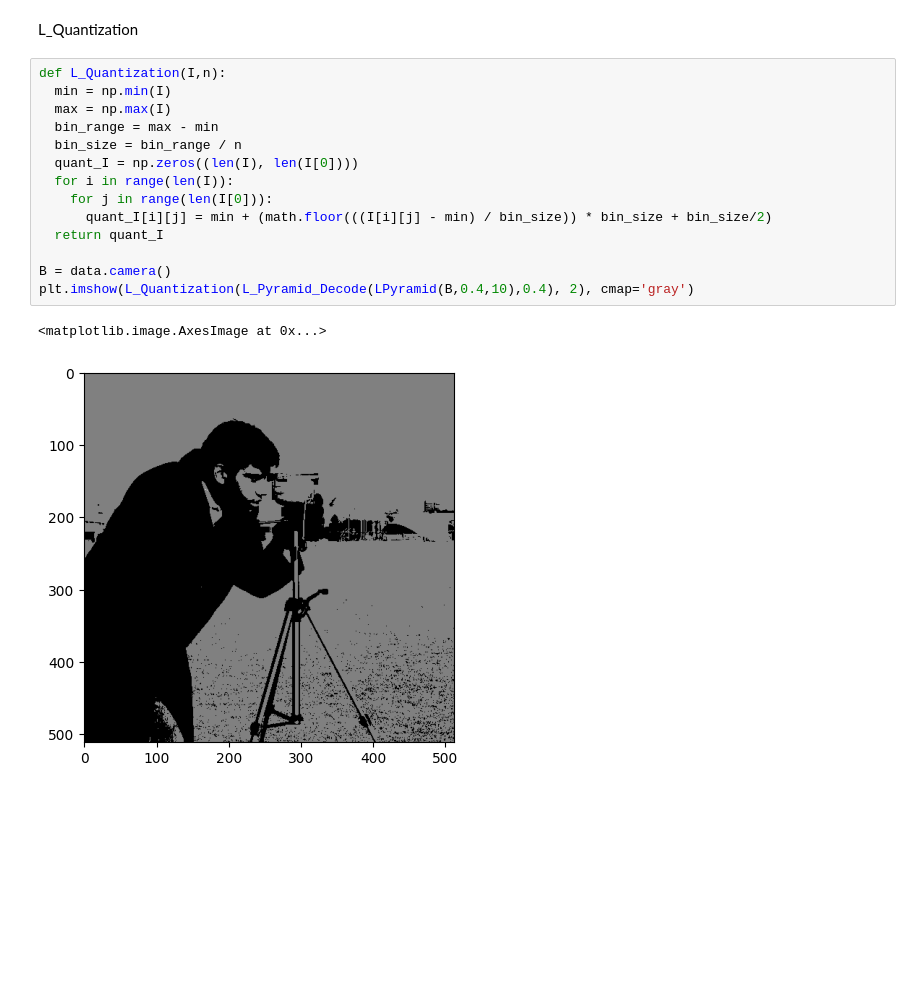
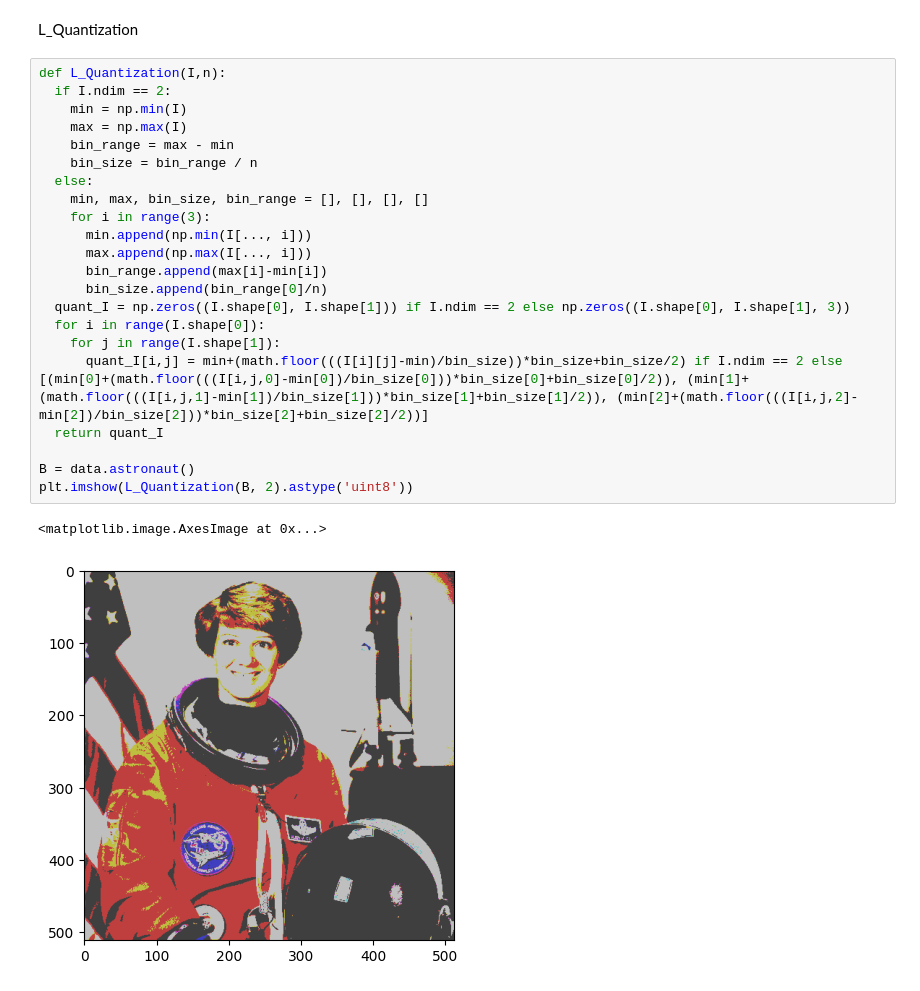
Before and after one commit to kon-si/ntua_img_vid_analysis, a Jupyter notebook: anal_eik.ipynb, the cells around one changed output. Saved outputs shown, nothing was run; the diff lists cells and outputs as text; blank space fills up the shorter version.

```diff
--- a/anal_eik.ipynb
+++ b/anal_eik.ipynb
@@ -165,19 +165,27 @@ plt.imshow(L_Pyramid_Decode(LPyramid(B,0.4,10),0.4), cmap='gray')
 # %% [markdown]
 L_Quantization
-# %%
-def L_Quantization(I,n):
-  min = np.min(I)
-  max = np.max(I)
-  bin_range = max - min
-  bin_size = bin_range / n
-  quant_I = np.zeros((len(I), len(I[0])))
-  for i in range(len(I)):
-    for j in range(len(I[0])):
-      quant_I[i][j] = min + (math.floor(((I[i][j] - min) / bin_size)) * bin_size + bin_size/2)
-  return quant_I
-
-B = data.camera()
-plt.imshow(L_Quantization(L_Pyramid_Decode(LPyramid(B,0.4,10),0.4), 2), cmap='gray')
-# %% [output]
-<matplotlib.image.AxesImage at 0x...>
-[figure, removed]
+# %%
+def L_Quantization(I,n):
+  if I.ndim == 2:
+    min = np.min(I)
+    max = np.max(I)
+    bin_range = max - min
+    bin_size = bin_range / n
+  else:
+    min, max, bin_size, bin_range = [], [], [], []
+    for i in range(3):
+      min.append(np.min(I[..., i]))
+      max.append(np.max(I[..., i]))
+      bin_range.append(max[i]-min[i])
+      bin_size.append(bin_range[0]/n)
+  quant_I = np.zeros((I.shape[0], I.shape[1])) if I.ndim == 2 else np.zeros((I.shape[0], I.shape[1], 3))
+  for i in range(I.shape[0]):
+    for j in range(I.shape[1]):
+      quant_I[i,j] = min+(math.floor(((I[i][j]-min)/bin_size))*bin_size+bin_size/2) if I.ndim == 2 else [(min[0]+(math.floor(((I[i,j,0]-min[0])/bin_size[0]))*bin_size[0]+bin_size[0]/2)), (min[1]+(math.floor(((I[i,j,1]-min[1])/bin_size[1]))*bin_size[1]+bin_size[1]/2)), (min[2]+(math.floor(((I[i,j,2]-min[2])/bin_size[2]))*bin_size[2]+bin_size[2]/2))]
+  return quant_I
+
+B = data.astronaut()
+plt.imshow(L_Quantization(B, 2).astype('uint8'))
+# %% [output]
+<matplotlib.image.AxesImage at 0x...>
+[figure, added]
```
Also changed, not shown: parts of 9 cells of this notebook.
